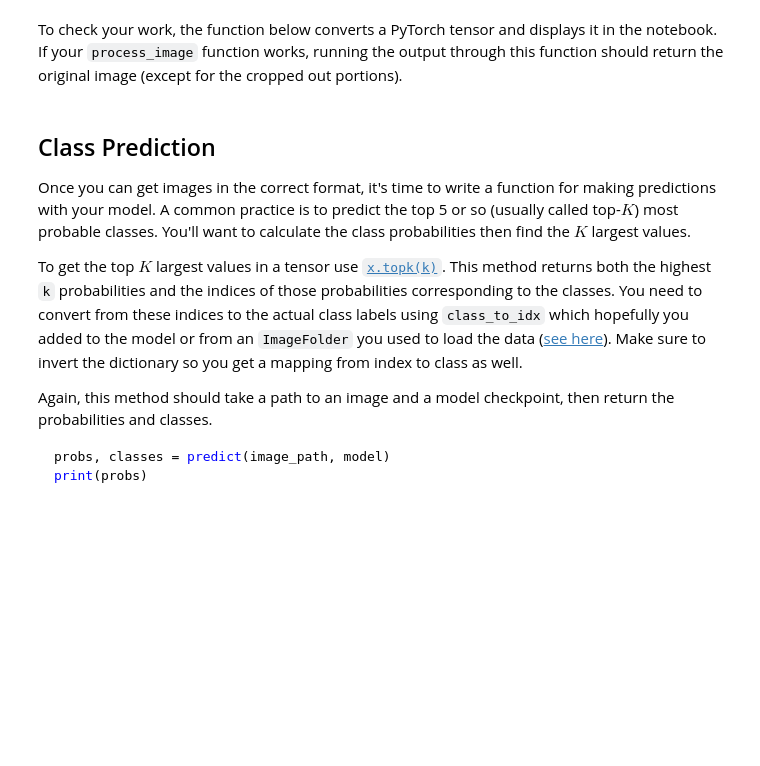
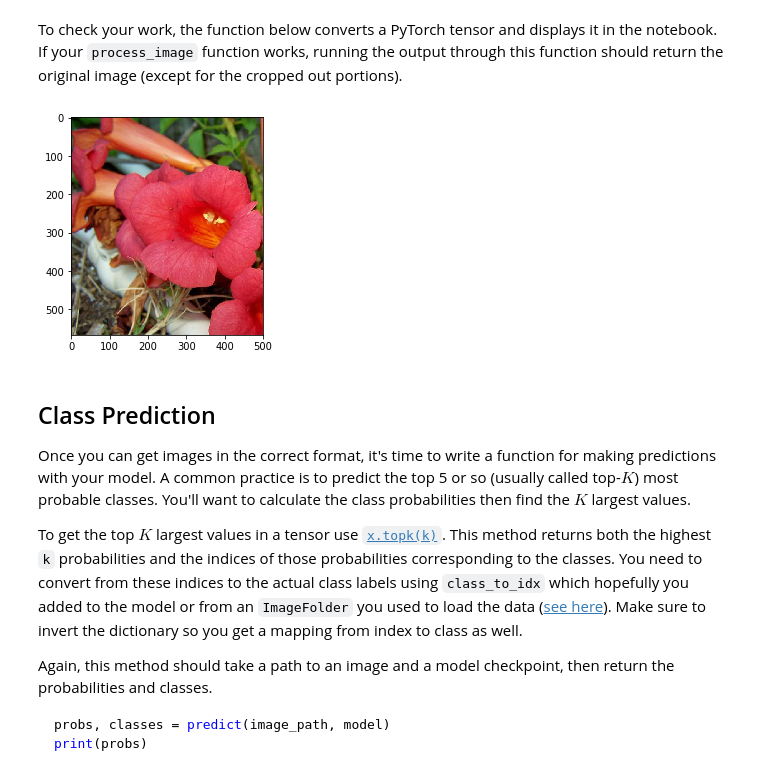
Before and after one commit to ebaung/Udacity-AI-Programming-with-Python-Final-Project, a Jupyter notebook: Image Classifier Project.ipynb, the cells around one changed output. Cells and saved outputs as stored; diff of their text form; code cells hidden in the pictures; blank space fills up the shorter version.

```diff
--- a/Image Classifier Project.ipynb
+++ b/Image Classifier Project.ipynb
@@ -462,6 +465,15 @@ def imshow(image, ax=None, title=None):
     ax.imshow(image)
 
     return ax
+# %%
+# Show original picture
+img = random.choice(os.listdir('./flowers/test/101/'))
+img_path = './flowers/test/101/' + img
+
+with Image.open(img_path) as image:
+    plt.imshow(image)
+# %% [output]
+[figure, added]
 # %% [markdown]
 ## Class Prediction
 
```
Also changed, not shown: parts of 54 cells of this notebook, 2 other files.
